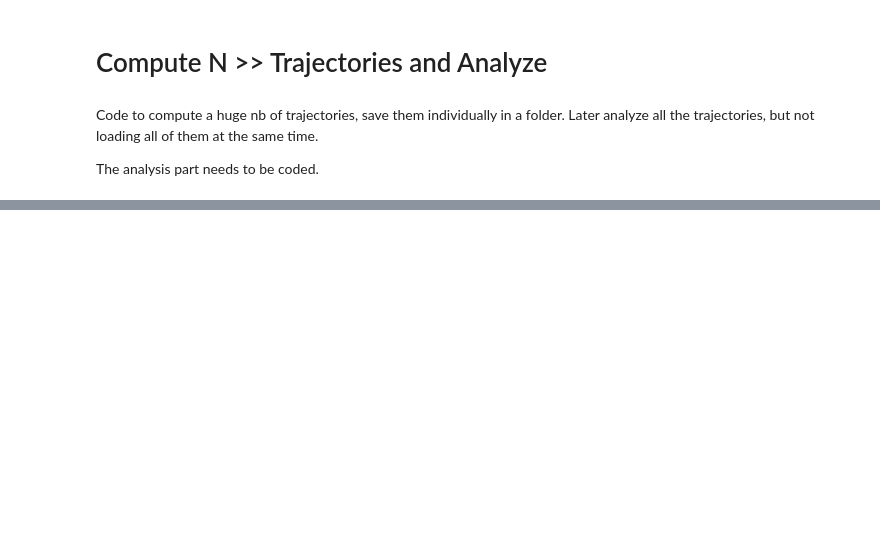
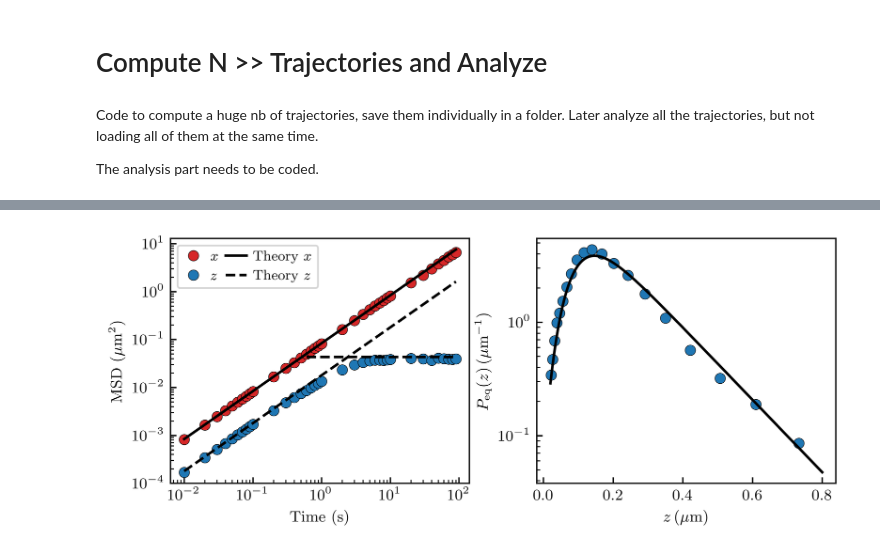
Before and after one commit to nicofares/save_codes, a Jupyter notebook: FPTs/simulation_and_fpt.ipynb, the cells around one changed output, grey strips where cells are left out. Cells and saved outputs as stored; diff of their text form; code cells hidden in the pictures; blank space fills up the shorter version.

```diff
--- a/FPTs/simulation_and_fpt.ipynb
+++ b/FPTs/simulation_and_fpt.ipynb
@@ -136,6 +136,9 @@ def logarithmic_hist(data, begin, stop, num=50, base=2, density=True):
     # normalize by bin width
     bins_center = (bins[1:] + bins[:-1]) / 2
     return bins_center, widths, hist
+# %%
+def str2var(string):
+    return globals()[string]
 # %% [markdown]
 # Global variables
 # %%
@@ -790,0 +890,17 @@ Wall time: 11 s
+# %%
+# Compute MSDs from N trajectories
+
+# See above
+
+# Get mean diffusion coefficients from these MSDs
+
+# D0 = kT / (6*np.pi*eta0*a)
+
+def get_diffusivity_from_MSD(delta_time_MSD, MSD, start=0, stop=10):
+    coef_MSD = np.polyfit(delta_time_MSD[start:stop], MSD[start:stop], 1)
+    return coef_MSD[0] / 2
+
+def get_diffusivities_from_MSD(delta_time_MSD, MSD_x, MSD_z, start=0, stop=10):
+    meanDx_MSD = get_diffusivity_from_MSD(delta_time_MSD, MSD_x, start=0, stop=10)
+    meanDz_MSD = get_diffusivity_from_MSD(delta_time_MSD, MSD_z, start=0, stop=10)
+    return meanDx_MSD, meanDz_MSD
@@ -790,0 +1125,25 @@ Wall time: 11 s
+# %%
+# Plot MSD, Peq
+
+x_P_eq_theory = np.linspace(min_distance, max_distance, int(1e6))
+y_P_eq_theory = P_eq(x_P_eq_theory, B, lD, lB, normalize=True)
+
+fig, axes = plt.subplots(1, 2, figsize=(15/2.54, 6/2.54))
+
+axes[0].plot(delta_time_MSD, MSD_x*1e12, 'o', mfc='tab:red', label=r'$x$')
+axes[0].plot(delta_time_MSD, MSD_z*1e12, 'o', mfc='tab:blue', label=r'$z$')
+axes[0].plot(delta_time_MSD, 2 * meanDx * delta_time_MSD * 1e12, ls='-', c='k', label=r'Theory $x$')
+axes[0].plot(delta_time_MSD, 2 * meanDz * delta_time_MSD * 1e12, ls='--', c='k', label=r'Theory $z$')
+dtime_MSD_long = delta_time_MSD[delta_time_MSD > 0.5]
+axes[0].plot(dtime_MSD_long, np.ones_like(dtime_MSD_long) * plateau_MSDz * 1e12, ls='--', c='k')
+axes[0].legend(frameon=True, handletextpad=0.5, handlelength=1.5, ncol=2, columnspacing=0.5, prop={'size': 8})
+axes[0].set(xlabel='Time (s)', ylabel=r'MSD $(\mathrm{\mu m ^2})$', xscale='log', yscale='log')
+
+axes[1].plot(x_P_eq*1e6, y_P_eq*1e-6, 'o', mfc='tab:blue')
+axes[1].plot(x_P_eq_theory*1e6, y_P_eq_theory*1e-6, ls='-', c='k')
+axes[1].set(xlabel=r'$z \, \mathrm{(\mu m)}$', ylabel=r'$P_\mathrm{eq}(z) \, \mathrm{(\mu m ^{-1})}$', xscale='linear', yscale='log')
+
+plt.tight_layout(pad=0.2)
+plt.show()
+# %% [output]
+[figure, added]
```
Also changed, not shown: parts of 35 cells of this notebook.
